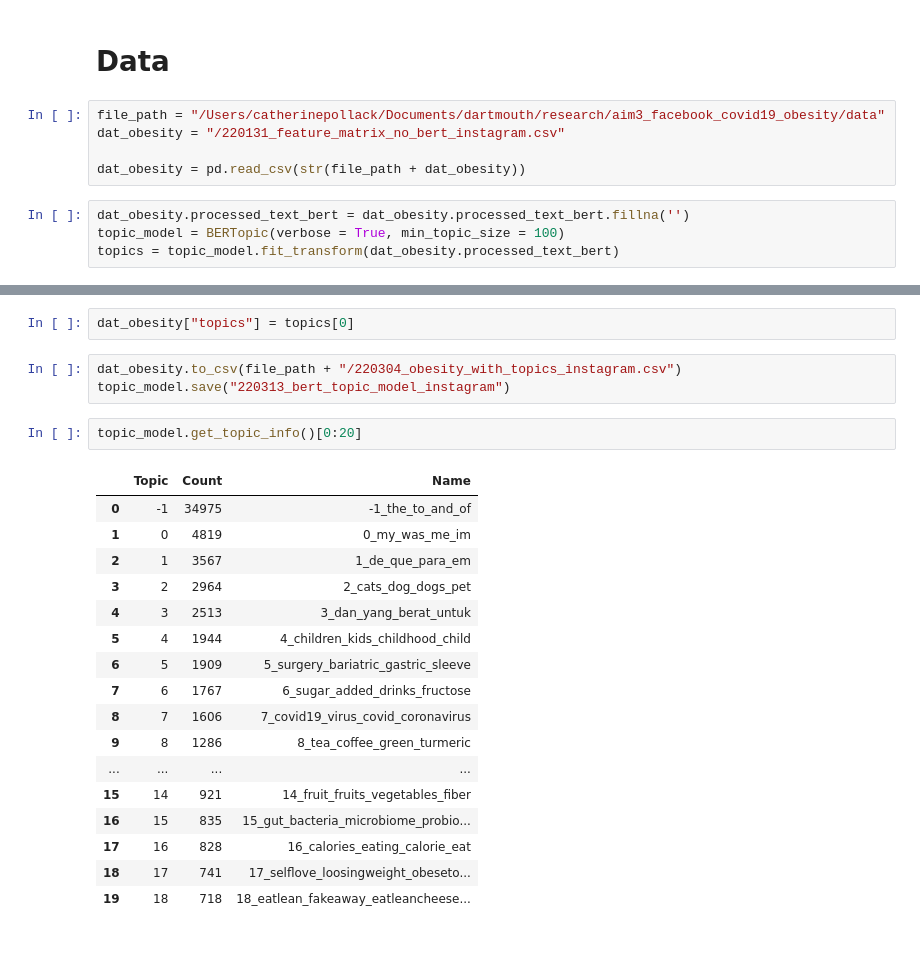
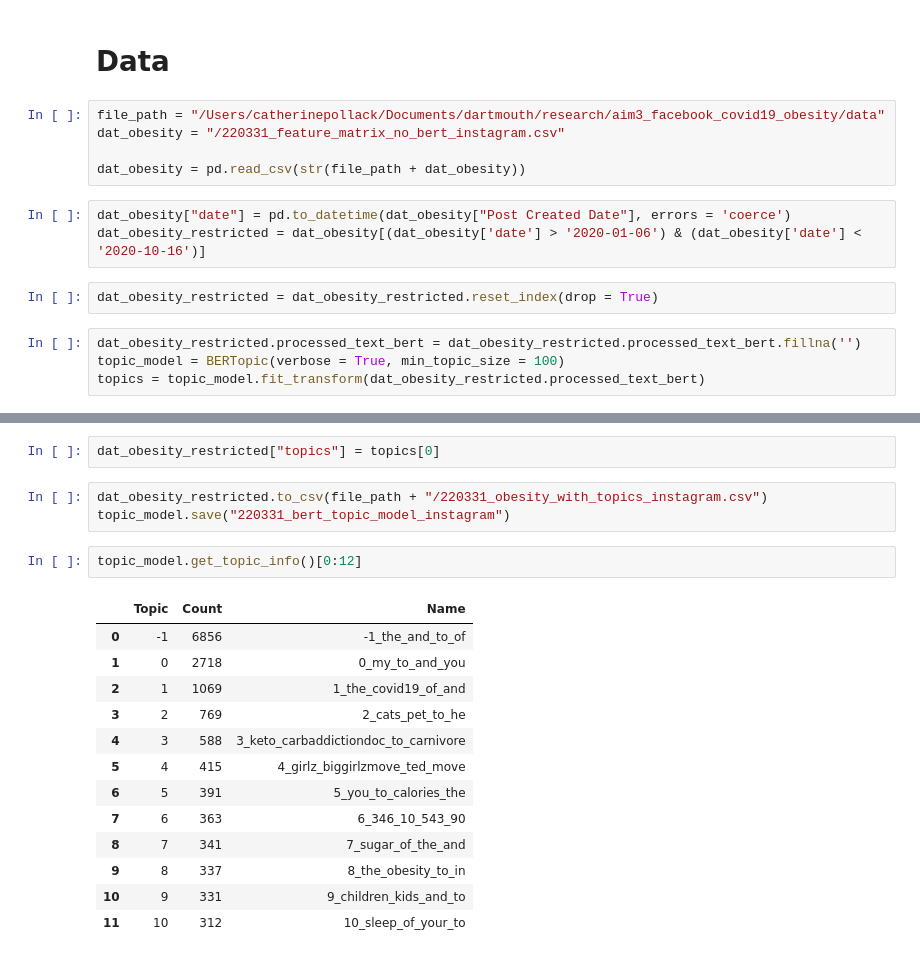
Before and after one commit to cpollack736/facebook_obesity_covid19, a Jupyter notebook: bertopic_clustering_instagram.ipynb, the cells around one changed output, grey strips where cells are left out. Cells and saved outputs as stored; diff of their text form.

```diff
--- a/bertopic_clustering_instagram.ipynb
+++ b/bertopic_clustering_instagram.ipynb
@@ -9,11 +10,16 @@ from sklearn.feature_extraction.text import CountVectorizer
 # Data
 # %%
 file_path = "/Users/catherinepollack/Documents/dartmouth/research/aim3_facebook_covid19_obesity/data"
-dat_obesity = "/220131_feature_matrix_no_bert_instagram.csv"
+dat_obesity = "/220331_feature_matrix_no_bert_instagram.csv"
 
 dat_obesity = pd.read_csv(str(file_path + dat_obesity))
+# %%
+dat_obesity["date"] = pd.to_datetime(dat_obesity["Post Created Date"], errors = 'coerce')
+dat_obesity_restricted = dat_obesity[(dat_obesity['date'] > '2020-01-06') & (dat_obesity['date'] < '2020-10-16')]
+# %%
+dat_obesity_restricted = dat_obesity_restricted.reset_index(drop = True)
 # %%
-dat_obesity.processed_text_bert = dat_obesity.processed_text_bert.fillna('')
+dat_obesity_restricted.processed_text_bert = dat_obesity_restricted.processed_text_bert.fillna('')
 topic_model = BERTopic(verbose = True, min_topic_size = 100)
-topics = topic_model.fit_transform(dat_obesity.processed_text_bert)
+topics = topic_model.fit_transform(dat_obesity_restricted.processed_text_bert)
 # %% [output]
@@ -23,26 +29,22 @@ topics = topic_model.fit_transform(dat_obesity.processed_text_bert)
 # %%
-dat_obesity["topics"] = topics[0]
+dat_obesity_restricted["topics"] = topics[0]
 # %%
-dat_obesity.to_csv(file_path + "/220304_obesity_with_topics_instagram.csv")
-topic_model.save("220313_bert_topic_model_instagram")
+dat_obesity_restricted.to_csv(file_path + "/220331_obesity_with_topics_instagram.csv")
+topic_model.save("220331_bert_topic_model_instagram")
 # %%
-topic_model.get_topic_info()[0:20]
+topic_model.get_topic_info()[0:12]
 # %% [output]
 |  | Topic | Count | Name |
-| 0 | -1 | 34975 | -1_the_to_and_of |
-| 1 | 0 | 4819 | 0_my_was_me_im |
-| 2 | 1 | 3567 | 1_de_que_para_em |
-| 3 | 2 | 2964 | 2_cats_dog_dogs_pet |
-| 4 | 3 | 2513 | 3_dan_yang_berat_untuk |
-| 5 | 4 | 1944 | 4_children_kids_childhood_child |
-| 6 | 5 | 1909 | 5_surgery_bariatric_gastric_sleeve |
-| 7 | 6 | 1767 | 6_sugar_added_drinks_fructose |
-| 8 | 7 | 1606 | 7_covid19_virus_covid_coronavirus |
-| 9 | 8 | 1286 | 8_tea_coffee_green_turmeric |
-| ... | ... | ... | ... |
-| 15 | 14 | 921 | 14_fruit_fruits_vegetables_fiber |
-| 16 | 15 | 835 | 15_gut_bacteria_microbiome_probio... |
-| 17 | 16 | 828 | 16_calories_eating_calorie_eat |
-| 18 | 17 | 741 | 17_selflove_loosingweight_obeseto... |
-| 19 | 18 | 718 | 18_eatlean_fakeaway_eatleancheese... |
+| 0 | -1 | 6856 | -1_the_and_to_of |
+| 1 | 0 | 2718 | 0_my_to_and_you |
+| 2 | 1 | 1069 | 1_the_covid19_of_and |
+| 3 | 2 | 769 | 2_cats_pet_to_he |
+| 4 | 3 | 588 | 3_keto_carbaddictiondoc_to_carnivore |
+| 5 | 4 | 415 | 4_girlz_biggirlzmove_ted_move |
+| 6 | 5 | 391 | 5_you_to_calories_the |
+| 7 | 6 | 363 | 6_346_10_543_90 |
+| 8 | 7 | 341 | 7_sugar_of_the_and |
+| 9 | 8 | 337 | 8_the_obesity_to_in |
+| 10 | 9 | 331 | 9_children_kids_and_to |
+| 11 | 10 | 312 | 10_sleep_of_your_to |
 # %%
```
Also changed, not shown: parts of 10 cells of this notebook, 6 other files.
